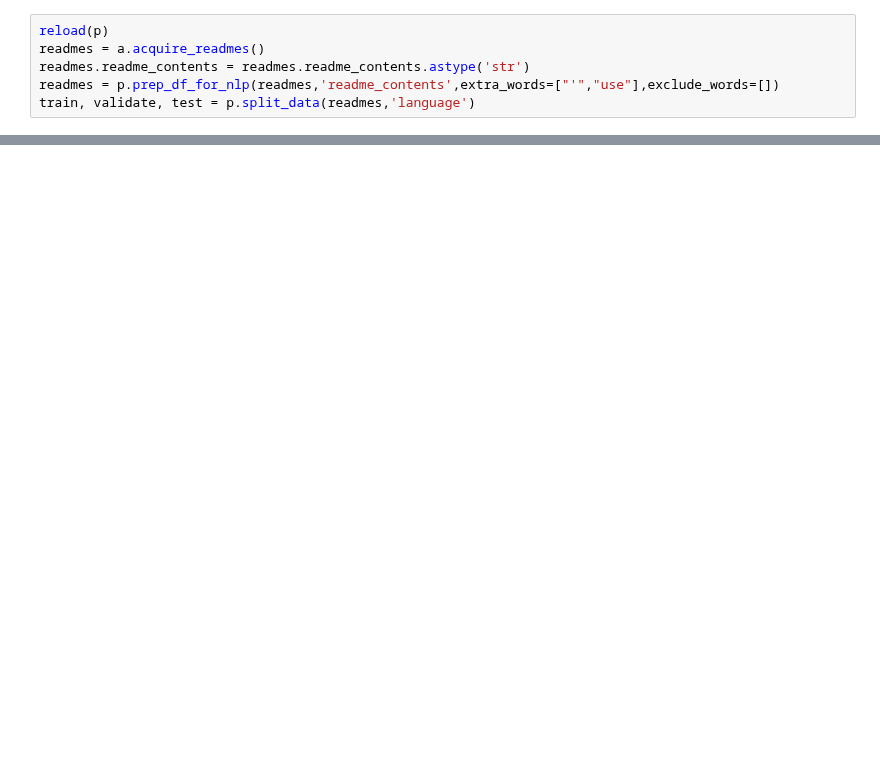
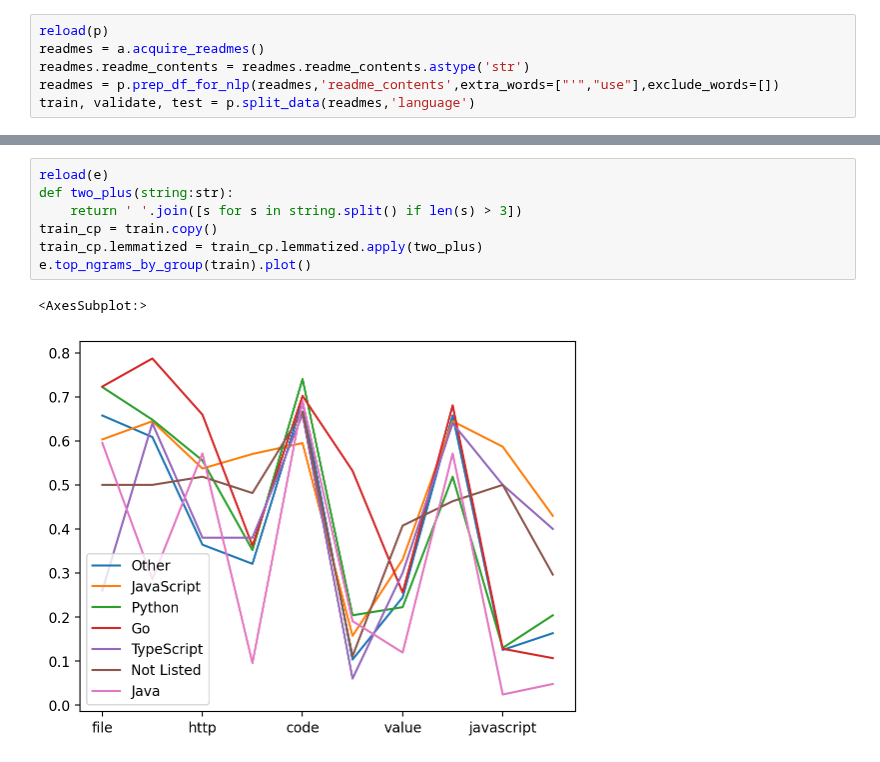
Before and after one commit to L-G-B-Team/nlp-project, a Jupyter notebook: woody_explore.ipynb, the cells around one changed output, grey strips where cells are left out. Drawn from its saved outputs; the diff is of its cells as text; blank space fills up the shorter version.

```diff
--- a/woody_explore.ipynb
+++ b/woody_explore.ipynb
@@ -46,3 +30,13 @@ e.top_five_words(train.lemmatized)
+# %%
+reload(e)
+def two_plus(string:str):
+    return ' '.join([s for s in string.split() if len(s) > 3])
+train_cp = train.copy()
+train_cp.lemmatized = train_cp.lemmatized.apply(two_plus)
+e.top_ngrams_by_group(train).plot()
+# %% [output]
+<AxesSubplot:>
+[figure, added]
 # %%
 reload(e)
 e.word_heat_map(train)
```
Also changed, not shown: parts of 6 cells of this notebook, 2 other files.
